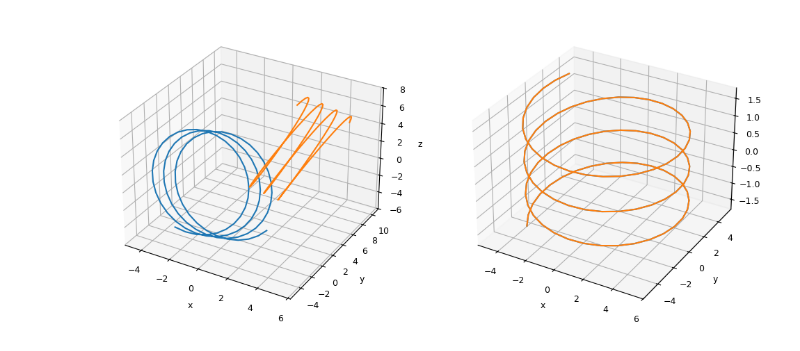
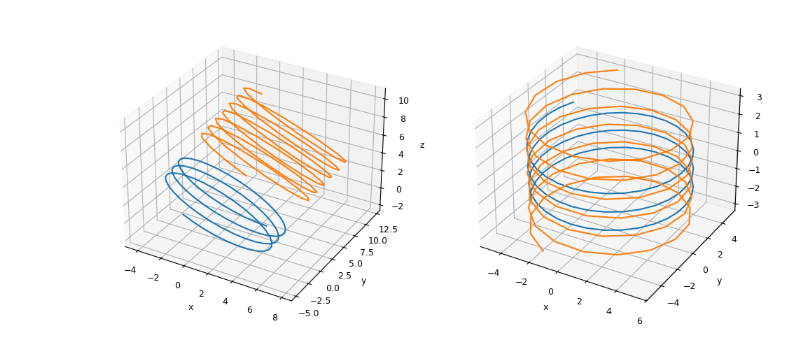
Before and after one commit to HugoLeRoy94/ClusterAnalysis, a Jupyter notebook: unit_test/test_canonicalize.ipynb, the cells around one changed output. Drawn from its saved outputs; the diff is of its cells as text; code cells hidden in the pictures.

```diff
--- a/unit_test/test_canonicalize.ipynb
+++ b/unit_test/test_canonicalize.ipynb
@@ -132,20 +104,20 @@ def canonicalize_trajectory(coords, *, return_rotation=False, tol=1e-12):
 # %%
 x1,y1,z1 =  helix(start = np.array([0.,0.,0.]), n_steps=100, radius=5, pitch=1.0, clockwise=True, step=1.0)
-x2,y2,z2 =  helix(start = np.array([1.,5.,3.]), n_steps=100, radius=5, pitch=-1.0, clockwise=False, step=1.0)
+x2,y2,z2 =  helix(start = np.array([1.,5.,3.]), n_steps=100, radius=5, pitch=-1.0, clockwise=False, step=2.0)
 fig,ax = plt.subplots(ncols= 2,subplot_kw={"projection":'3d'},figsize=(12,6))
 ax[0].plot(x1,y1,z1)
 ax[0].plot(x2,y2,z2)
 
-xyz1 = canonicalize_trajectory(np.array([x1,y1,z1]).T)
-#xyz2 = canonicalize_trajectory_1(np.array([x1,y1,z1]).T)
-xyz2 = canonicalize_trajectory(np.array([x2,y2,z2]).T)
+xyz1, speed1 = canonicalize_trajectory(np.array([x1,y1,z1]).T,normalize_step=True)
+#xyz2, speed = canonicalize_trajectory_1(np.array([x1,y1,z1]).T,normalize_step=True)
+xyz2, speed2 = canonicalize_trajectory(np.array([x2,y2,z2]).T,normalize_step=True)
 
 ax[1].plot(xyz1[:,0],xyz1[:,1],xyz1[:,2])
 ax[1].plot(xyz2[:,0],xyz2[:,1],xyz2[:,2])
 for i in range(2):
     ax[i].set_xlabel('x')
     ax[i].set_ylabel('y')
     ax[i].set_zlabel('z')
 #fig.savefig('helix_disambiguation.pdf',bbox_inches='tight')
 # %% [output]
-[figure, old version]
+[figure, new version]
```
Also changed, not shown: parts of 6 cells of this notebook, 5 other files.
